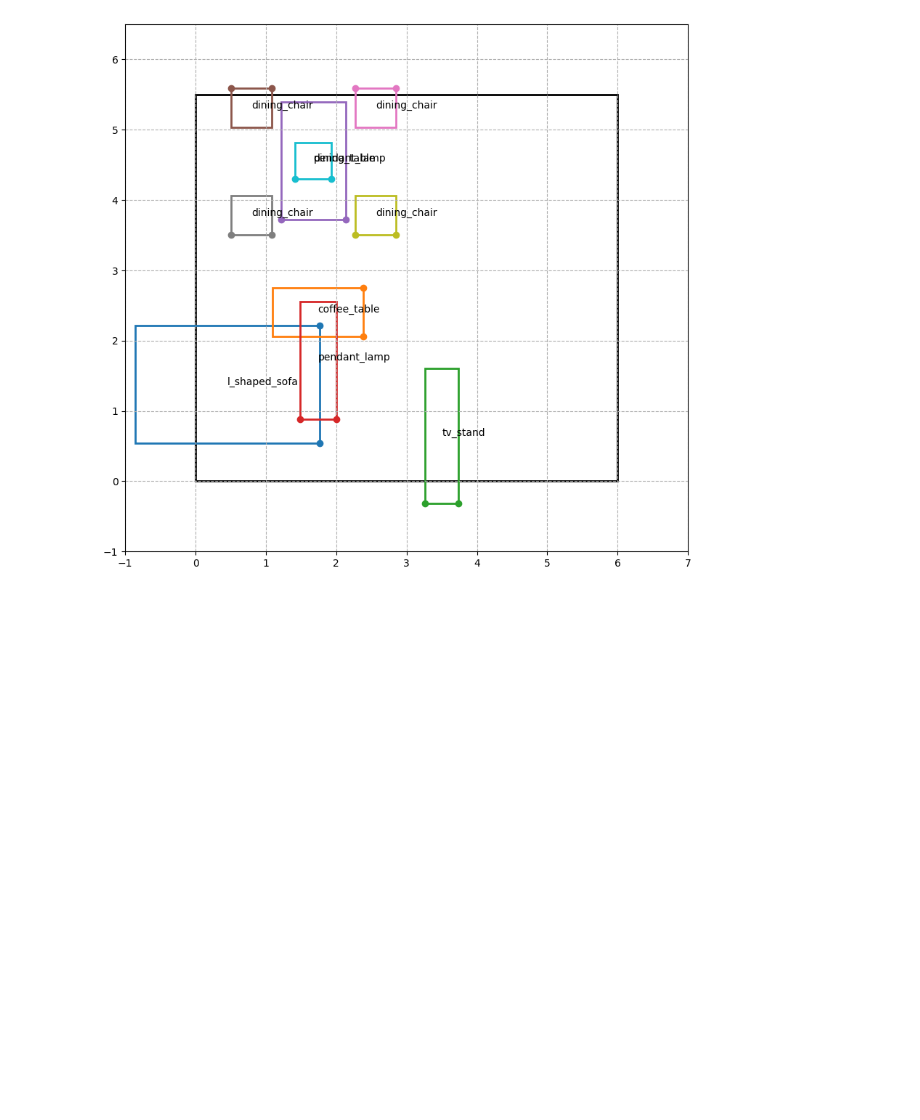
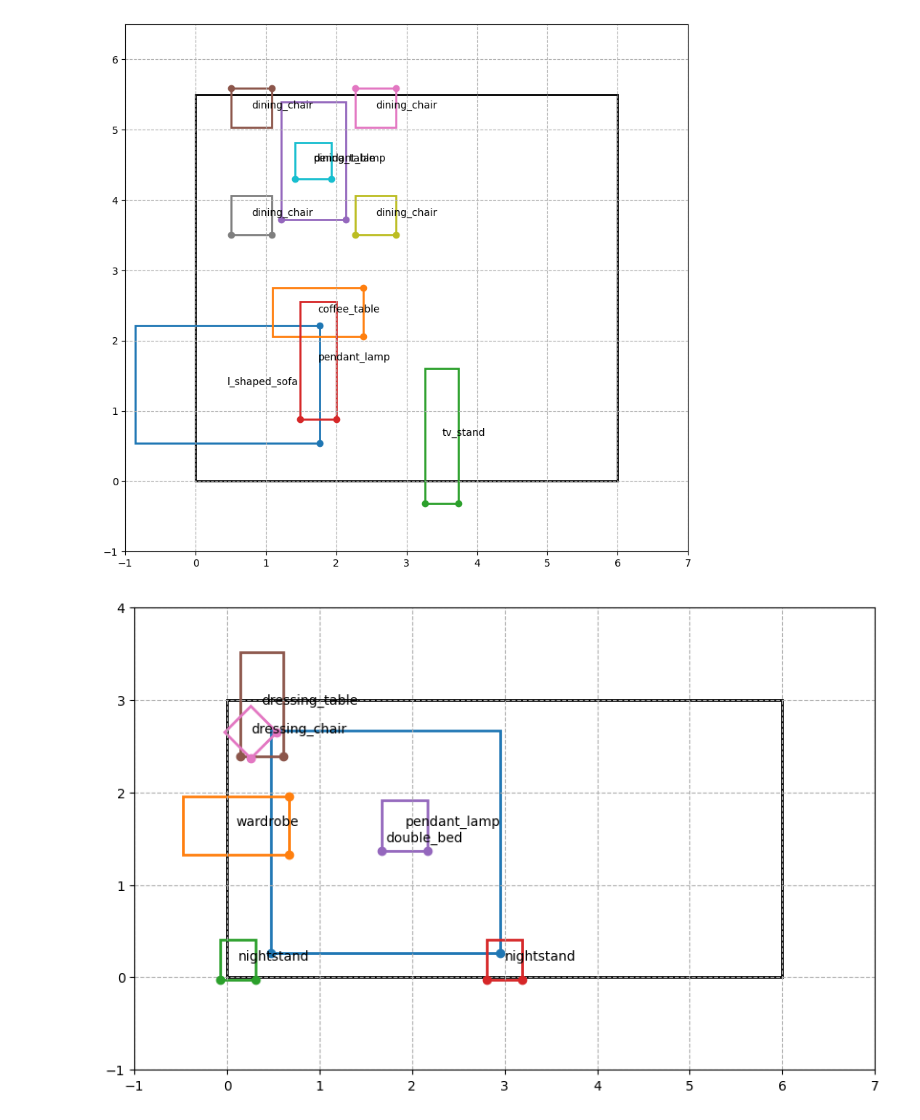
Before and after one commit to gabriellelittle1/MSc-Project, a Jupyter notebook: DSL/VisualizingLayoutGPT.ipynb, the cells around one changed output. Cells and saved outputs as stored; diff of their text form; code cells hidden in the pictures; blank space fills up the shorter version.

```diff
--- a/DSL/VisualizingLayoutGPT.ipynb
+++ b/DSL/VisualizingLayoutGPT.ipynb
@@ -178,3 +178,18 @@ livingdining.moving_objects += [Object("pendant_lamp", 0.24*num, 0.24*num, posit
 livingdining.draw()
 # %% [output]
 [figure]
+# %%
+## 6_3 bedroom
+ppm = 256/3
+num = 100/ppm
+bedroom = Room(6, 3)
+bedroom.moving_objects += [Object("double_bed", 2.12*num, 2.06*num, position = (1.46*num, 1.25*num, 0.0))]
+bedroom.moving_objects += [Object("wardrobe", 0.53*num, 0.98*num, position = (0.08*num, 1.4*num, np.pi/2))]
+bedroom.moving_objects +=  [Object("nightstand", 0.33*num, 0.37*num, position = (0.1*num, 0.16*num, 0))]
+bedroom.moving_objects +=  [Object("nightstand", 0.33*num, 0.37*num, position = (2.56*num, 0.16*num, 0))]
+bedroom.moving_objects +=  [Object("pendant_lamp", 0.42*num, 0.46*num, position = (1.64*num, 1.4*num, 0))]
+bedroom.moving_objects +=  [Object("dressing_table", 0.4*num, 0.96*num, position = (0.32*num, 2.52*num, 0))]
+bedroom.moving_objects += [Object("dressing_chair", 0.34*num, 0.34*num, position = (0.22*num, 2.26*num, np.pi/4))]
+bedroom.draw()
+# %% [output]
+[figure, added]
```
Also changed, not shown: parts of 1 cell of this notebook, 10 other files.
